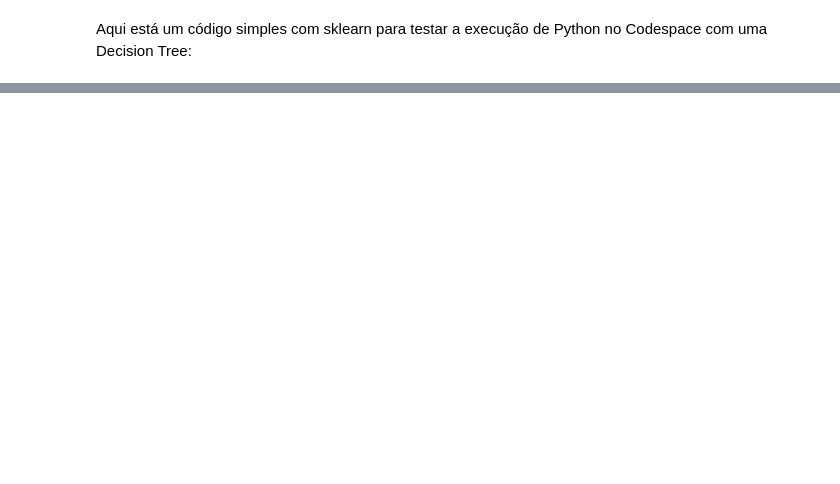
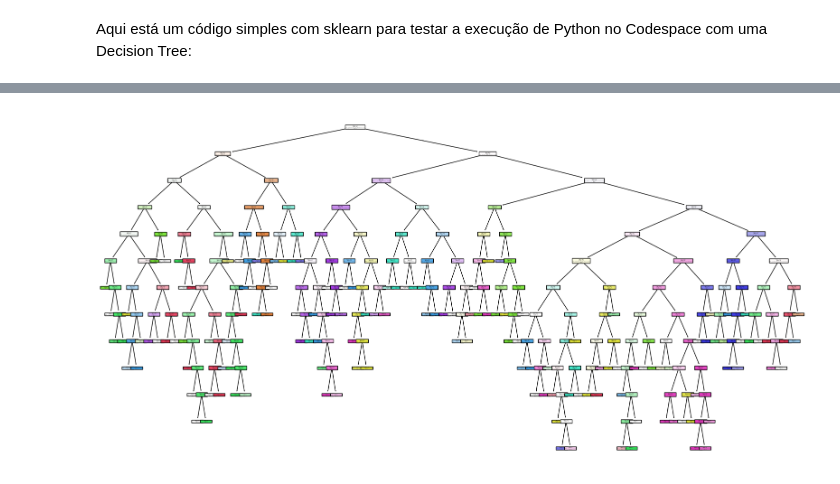
Before and after one commit to glaucioPythonista/mba-deeplearning-iad-006-2024-public, a Jupyter notebook: notebooks/começar_por_aqui.ipynb, the cells around one changed output, grey strips where cells are left out. Drawn from its saved outputs; the diff is of its cells as text; code cells hidden in the pictures; blank space fills up the shorter version.

```diff
--- a/notebooks/começar_por_aqui.ipynb
+++ b/notebooks/começar_por_aqui.ipynb
@@ -87,13 +2,0 @@ Acurácia do modelo de árvore de decisão: 87.50%
-# %%
-from sklearn.ensemble import RandomForestClassifier
-
-# Treinar o modelo Random Forest
-random_forest = RandomForestClassifier(n_estimators=100, random_state=42)
-random_forest.fit(X_train, y_train)
-
-# Fazer previsões no conjunto de teste
-y_pred_rf = random_forest.predict(X_test)
-
-# Avaliar a acurácia do modelo Random Forest
-accuracy_rf = accuracy_score(y_test, y_pred_rf)
-print(f'Acurácia do modelo Random Forest: {accuracy_rf * 100:.2f}%')
@@ -133,0 +420,14 @@ Acurácia do modelo XGBoost: 96.39%
+# %%
+#Exercicio 1
+dataset, X, Y = carregar_dataset(load_digits)
+# Agora, você pode usar `X` e `y` em outras partes do seu código
+print("Características (X):", X[:5])
+print("Rótulos (y):", Y[:5])
+#dividindo o treinamento
+X_train, X_test, y_train, y_test = dividir_treinamento(X, Y)
+
+#normalizando os dados
+X_train_normalizado, X_test_normalizado, scaler = normalizar_dados(X_train, X_test)
+
+print("dados normalizados de treinamento", X_train_normalizado)
+print("dados normalizados de teste", X_test_normalizado)
@@ -133,0 +489,10 @@ Acurácia do modelo XGBoost: 96.39%
+# %%
+#ainda no exercicio 1 configurei os parametros da arvore de decisão e mostrei a avaliação do desempenho do modelo
+# Configurando e treinando o modelo com parâmetros específicos
+modelo_DecisionTree, y_pred_DecisionTree = configurar_e_treinar_modelo_arvore_decisao(X_train_normalizado, X_test_normalizado, y_train, max_depth=100, min_samples_split=10, min_samples_leaf=2, max_features='sqrt')
+with open('../model/modelo_DecisionTree.pkl', 'wb') as f:
+    pickle.dump(modelo_DecisionTree, f)
+# Avaliando o desempenho do modelo
+print("Relatório de Classificação:")
+print(classification_report(y_test, y_pred_DecisionTree))
+print("Precisão:", modelo_DecisionTree.score(X_test_normalizado, y_test))
@@ -133,0 +617,9 @@ Acurácia do modelo XGBoost: 96.39%
+# %%
+#Exercicio 3
+# Nomes das classes para o dataset load_digits
+class_names = [str(i) for i in range(10)]
+
+# Exemplo de uso com a árvore de decisão treinada
+visualizar_arvore(modelo_DecisionTree, feature_names=None, class_names=class_names)
+# %% [output]
+[figure, added]
```
Also changed, not shown: parts of 37 cells of this notebook, 4 other files.
